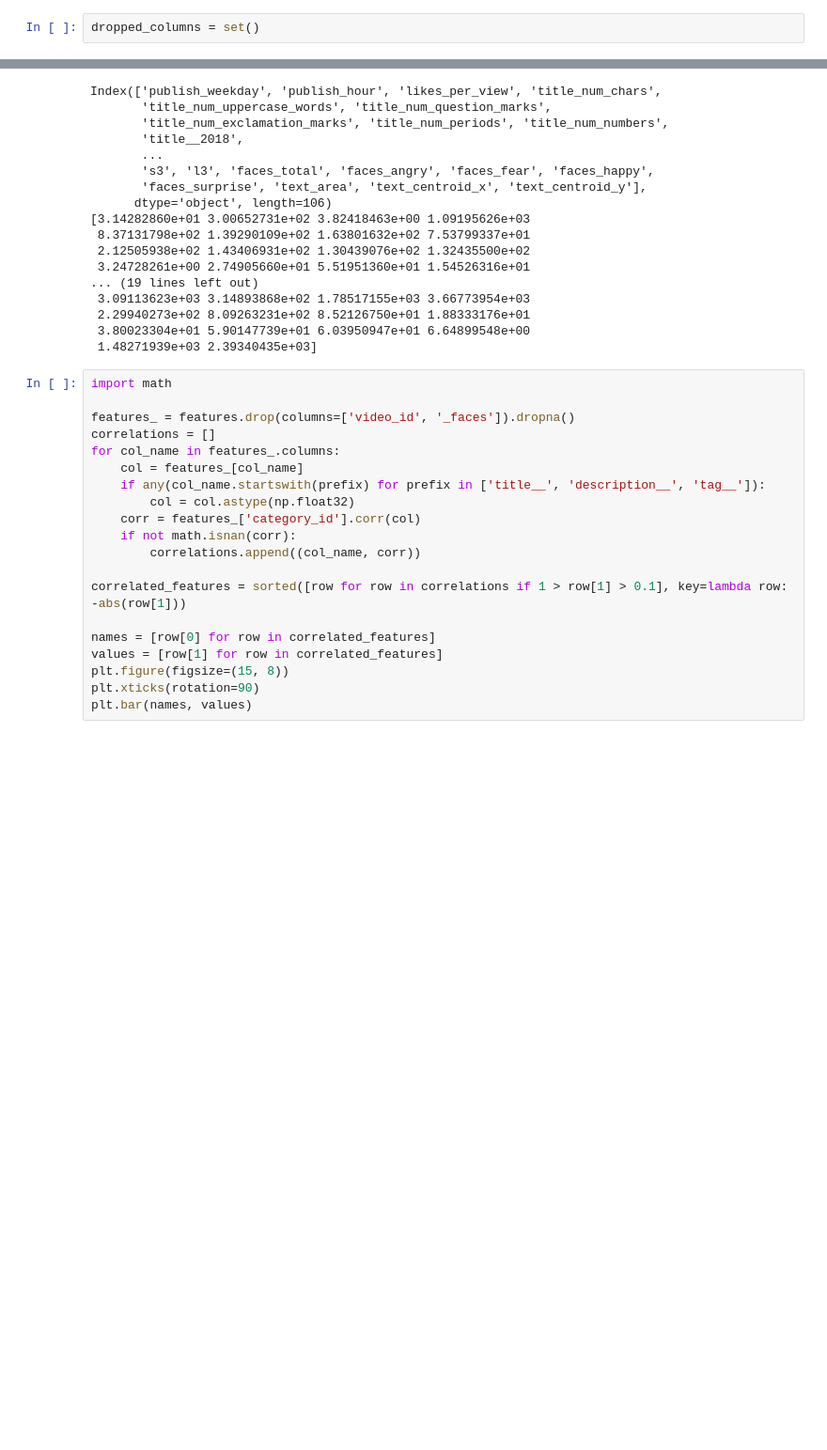
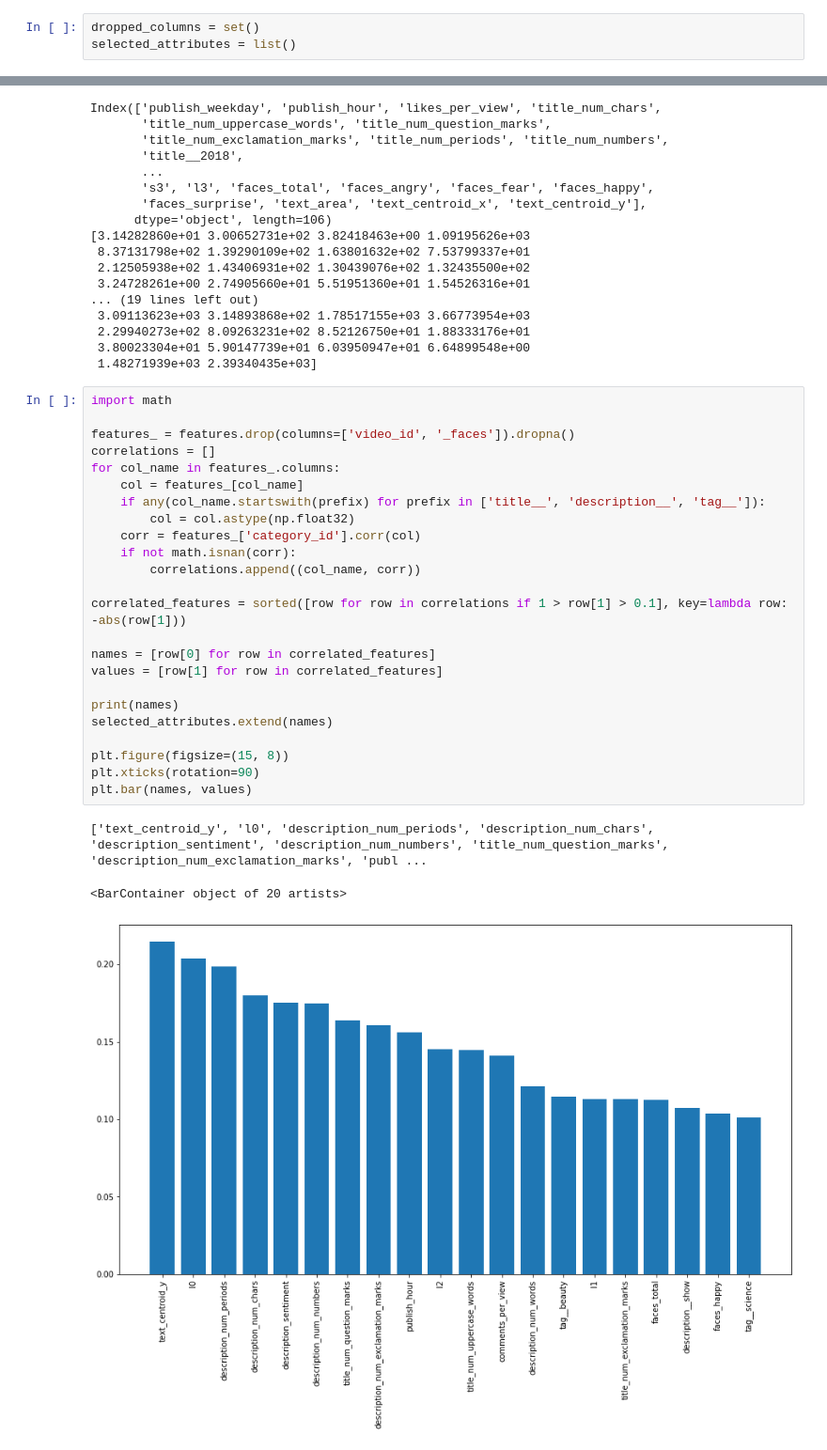
Before and after one commit to hejmsdz/youtube-trending-prediction, a Jupyter notebook: notebooks/03b_feature_selection.ipynb, the cells around one changed output, grey strips where cells are left out. Shown at 94% size. Saved outputs shown, nothing was run; the diff lists cells and outputs as text; blank space fills up the shorter version.

```diff
--- a/notebooks/03b_feature_selection.ipynb
+++ b/notebooks/03b_feature_selection.ipynb
@@ -24,6 +24,7 @@ features_
 73369 rows × 186 columns
 # %%
 dropped_columns = set()
+selected_attributes = list()
 # %%
 # simple variance check
 from sklearn.feature_selection import VarianceThreshold
@@ -100,20 +101,28 @@ Index(['publish_weekday', 'publish_hour', 'likes_per_view', 'title_num_chars',
 # %%
 import math
 
 features_ = features.drop(columns=['video_id', '_faces']).dropna()
 correlations = []
 for col_name in features_.columns:
     col = features_[col_name]
     if any(col_name.startswith(prefix) for prefix in ['title__', 'description__', 'tag__']):
         col = col.astype(np.float32)
     corr = features_['category_id'].corr(col)
     if not math.isnan(corr):
         correlations.append((col_name, corr))
 
 correlated_features = sorted([row for row in correlations if 1 > row[1] > 0.1], key=lambda row: -abs(row[1]))
 
 names = [row[0] for row in correlated_features]
 values = [row[1] for row in correlated_features]
+
+print(names)
+selected_attributes.extend(names)
+
 plt.figure(figsize=(15, 8))
 plt.xticks(rotation=90)
 plt.bar(names, values)
+# %% [output]
+['text_centroid_y', 'l0', 'description_num_periods', 'description_num_chars', 'description_sentiment', 'description_num_numbers', 'title_num_question_marks', 'description_num_exclamation_marks', 'publ ...
+<BarContainer object of 20 artists>
+[figure, added]
```
Also changed, not shown: parts of 7 cells of this notebook, 1 other file.
